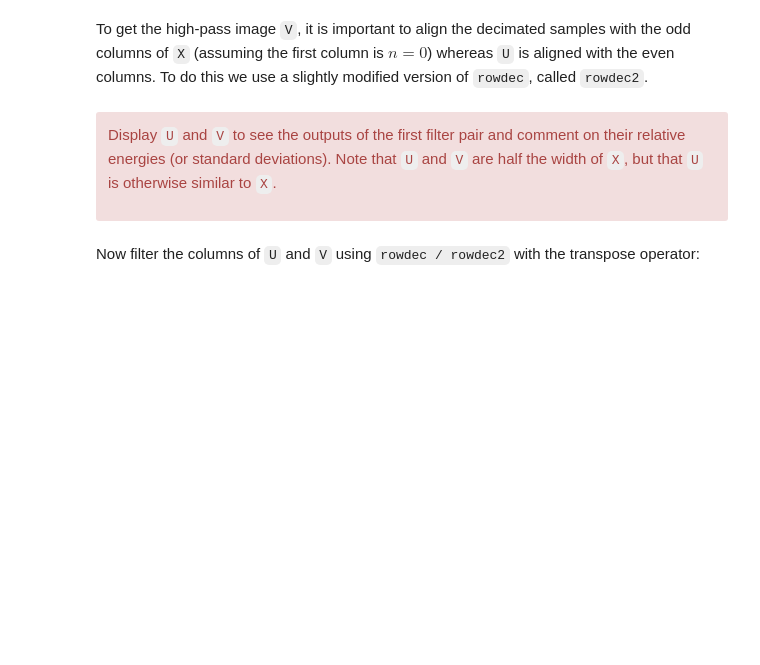
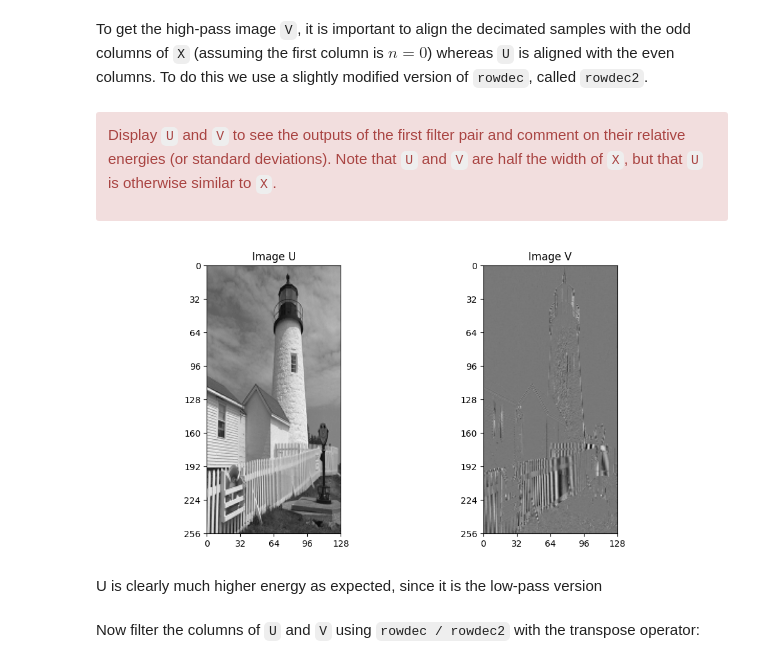
Before and after one commit to edwardtownsend/sf2, a Jupyter notebook: 9-dwt.ipynb, the cells around one changed output. Cells and saved outputs as stored; diff of their text form; code cells hidden in the pictures; blank space fills up the shorter version.

```diff
--- a/9-dwt.ipynb
+++ b/9-dwt.ipynb
@@ -159,3 +169,16 @@ and comment on their relative energies (or standard deviations). Note that `U` a
+# %%
+# your code here
+fig, (ax1, ax2) = plt.subplots(1, 2, figsize=(10, 5))
+ax1.set_title('Image U')
+plot_image(U, ax=ax1)
+ax2.set_title('Image V')
+plot_image(V, ax=ax2)
+plt.tight_layout()
+plt.show()
+# %% [output]
+[figure, added]
+# %% [markdown]
+U is clearly much higher energy as expected, since it is the low-pass version
 # %% [markdown]
 Now filter the columns of `U` and `V` using `rowdec
 / rowdec2` with the transpose operator:
```
Also changed, not shown: parts of 19 cells of this notebook, 1 other file.
